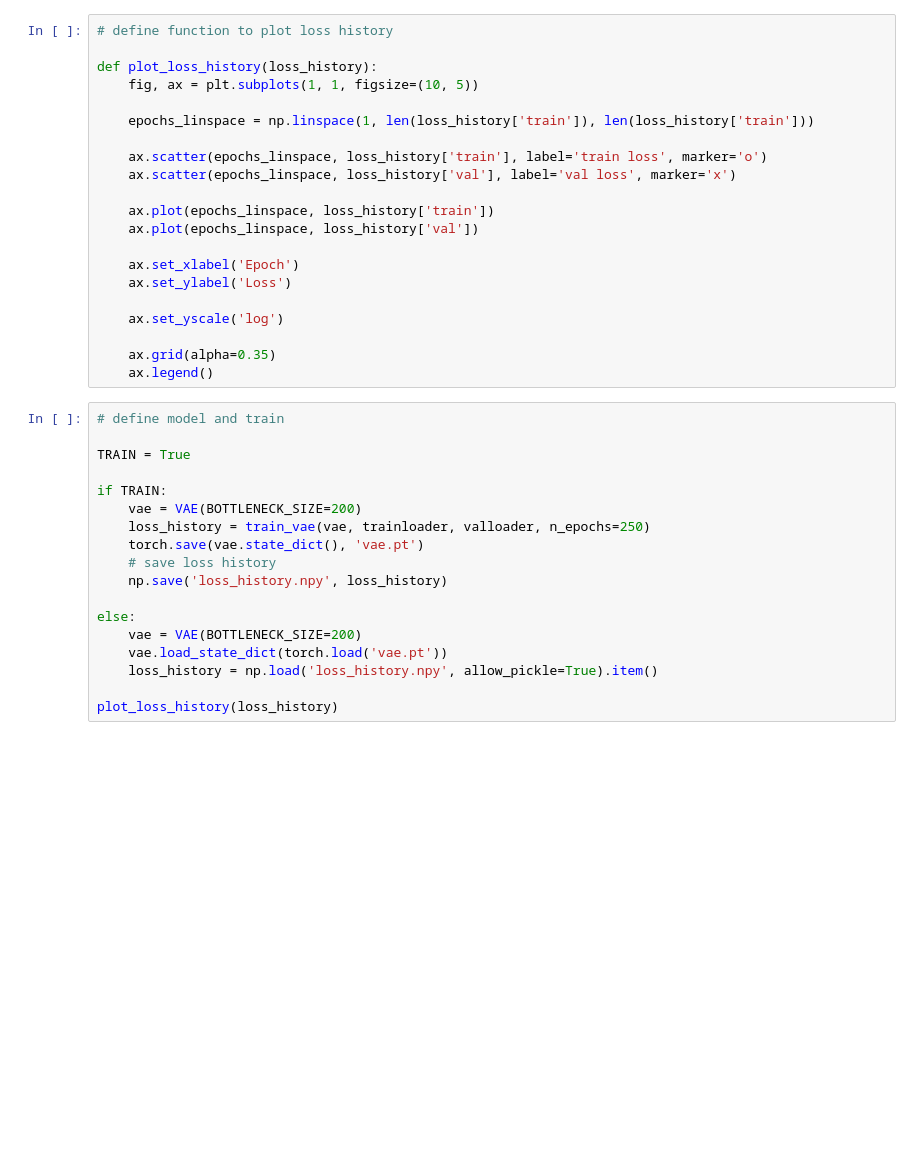
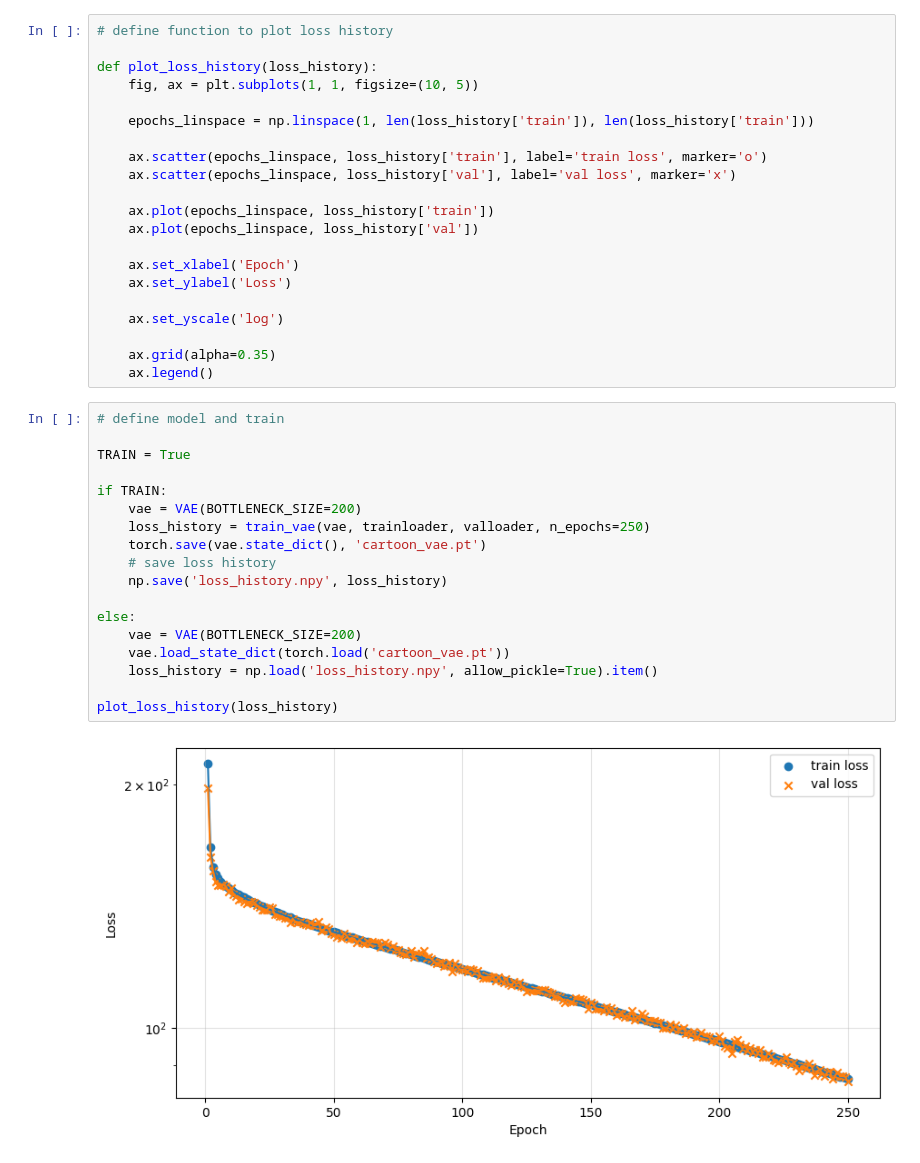
Before and after one commit to CKleiber/SciML-Seminar, a Jupyter notebook: PlayingWithVAE.ipynb, the cells around one changed output. Cells and saved outputs as stored; diff of their text form; blank space fills up the shorter version.

Commit message:
First 7 h training of cartoon VAE

```diff
--- a/PlayingWithVAE.ipynb
+++ b/PlayingWithVAE.ipynb
@@ -208,21 +210,23 @@ def plot_loss_history(loss_history):
 # %%
 # define model and train
 
 TRAIN = True
 
 if TRAIN:
     vae = VAE(BOTTLENECK_SIZE=200)
     loss_history = train_vae(vae, trainloader, valloader, n_epochs=250)
-    torch.save(vae.state_dict(), 'vae.pt')
+    torch.save(vae.state_dict(), 'cartoon_vae.pt')
     # save loss history
     np.save('loss_history.npy', loss_history)
 
 else:
     vae = VAE(BOTTLENECK_SIZE=200)
-    vae.load_state_dict(torch.load('vae.pt'))
+    vae.load_state_dict(torch.load('cartoon_vae.pt'))
     loss_history = np.load('loss_history.npy', allow_pickle=True).item()
 
 plot_loss_history(loss_history)
+# %% [output]
+[figure, added]
 # %%
 # plot original and reconstructions
 
```
Also changed, not shown: parts of 3 cells of this notebook, 3 other files.
